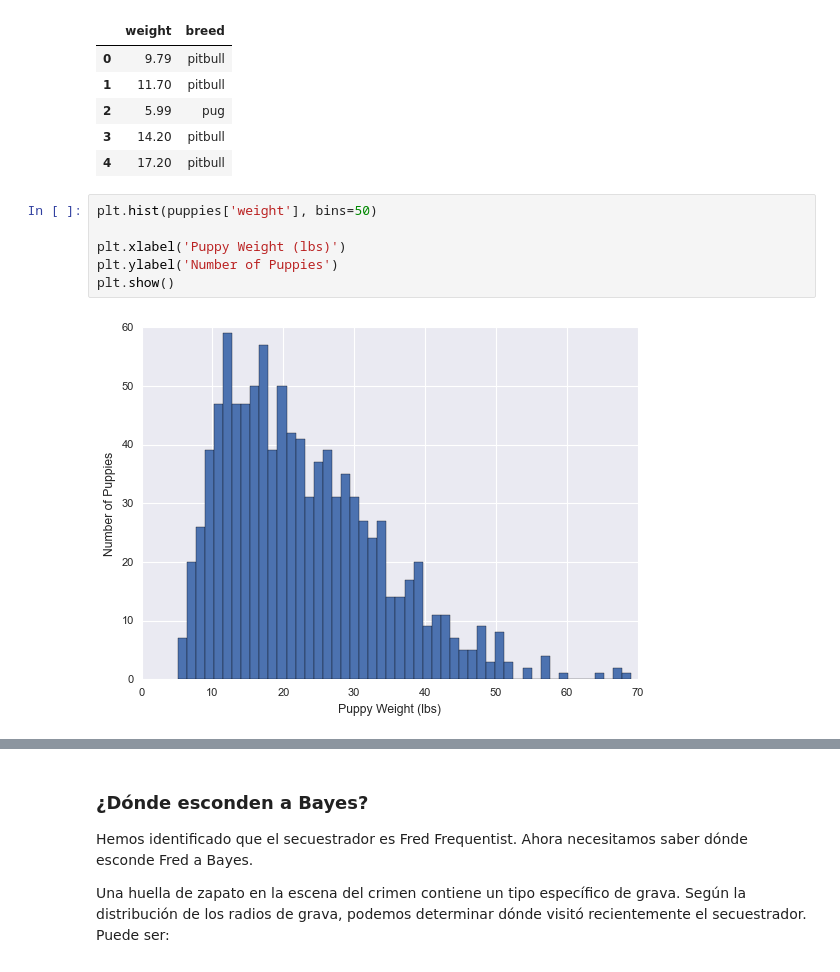
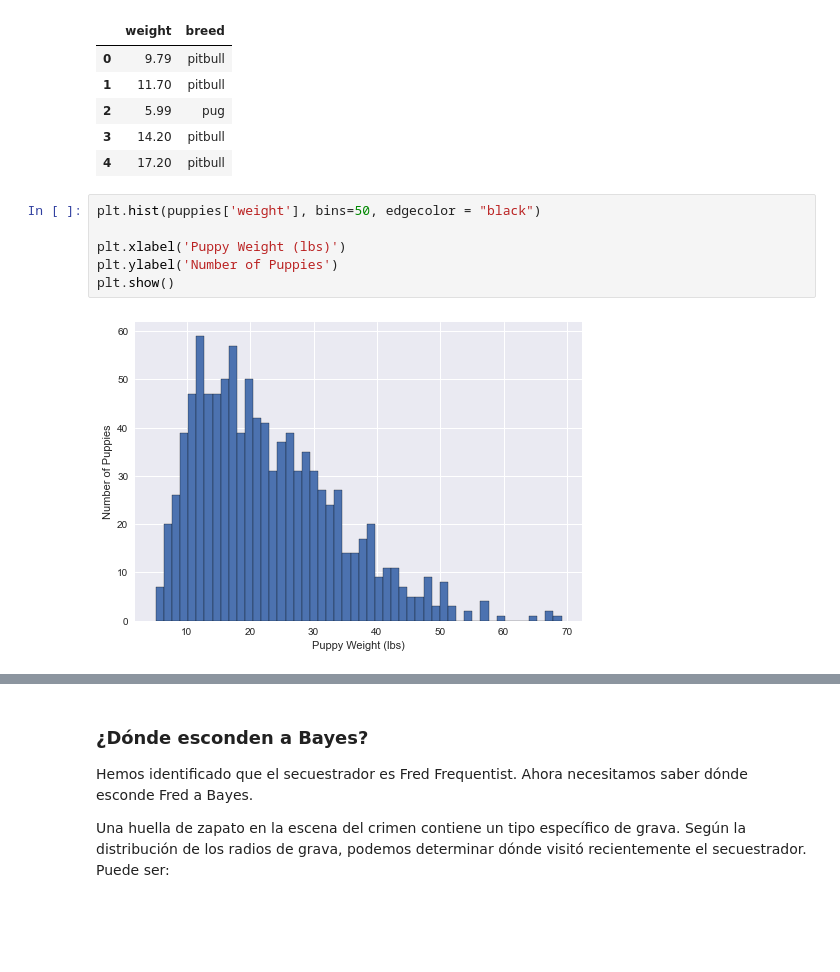
Before and after one commit to abloominghill/Bayes-kidnapping, a Jupyter notebook: archivos/Introduction to Data Science in Python.ipynb, the cells around one changed output, grey strips where cells are left out. Saved outputs shown, nothing was run; the diff lists cells and outputs as text; blank space fills up the shorter version.

```diff
--- a/archivos/Introduction to Data Science in Python.ipynb
+++ b/archivos/Introduction to Data Science in Python.ipynb
@@ -304,11 +304,11 @@ puppies.head(5)
 | 3 | 14.20 | pitbull |
 | 4 | 17.20 | pitbull |
 # %%
-plt.hist(puppies['weight'], bins=50)
+plt.hist(puppies['weight'], bins=50, edgecolor = "black")
 
 plt.xlabel('Puppy Weight (lbs)')
 plt.ylabel('Number of Puppies')
 plt.show()
 # %% [output]
-[figure, old version]
+[figure, new version]
 # %%
```
Also changed, not shown: parts of 8 cells of this notebook, 1 other file.
